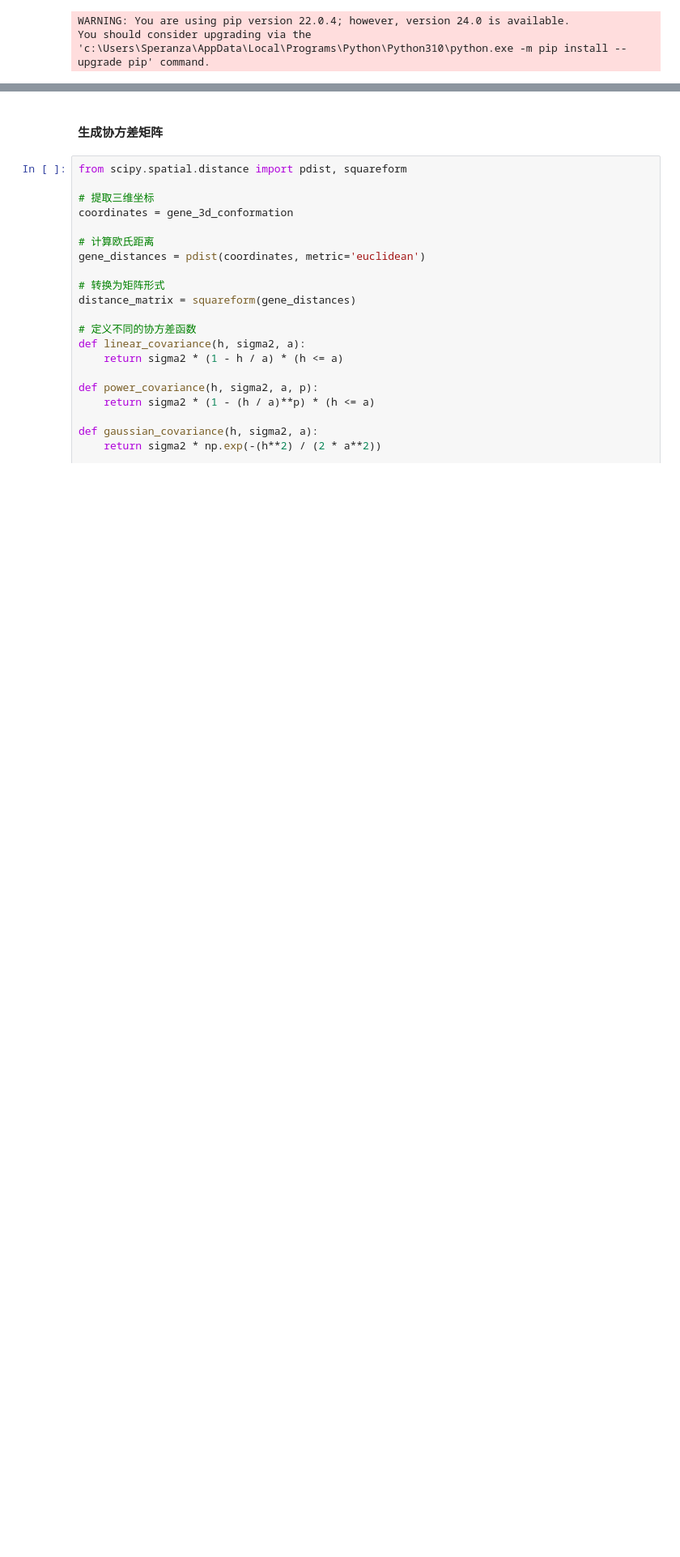
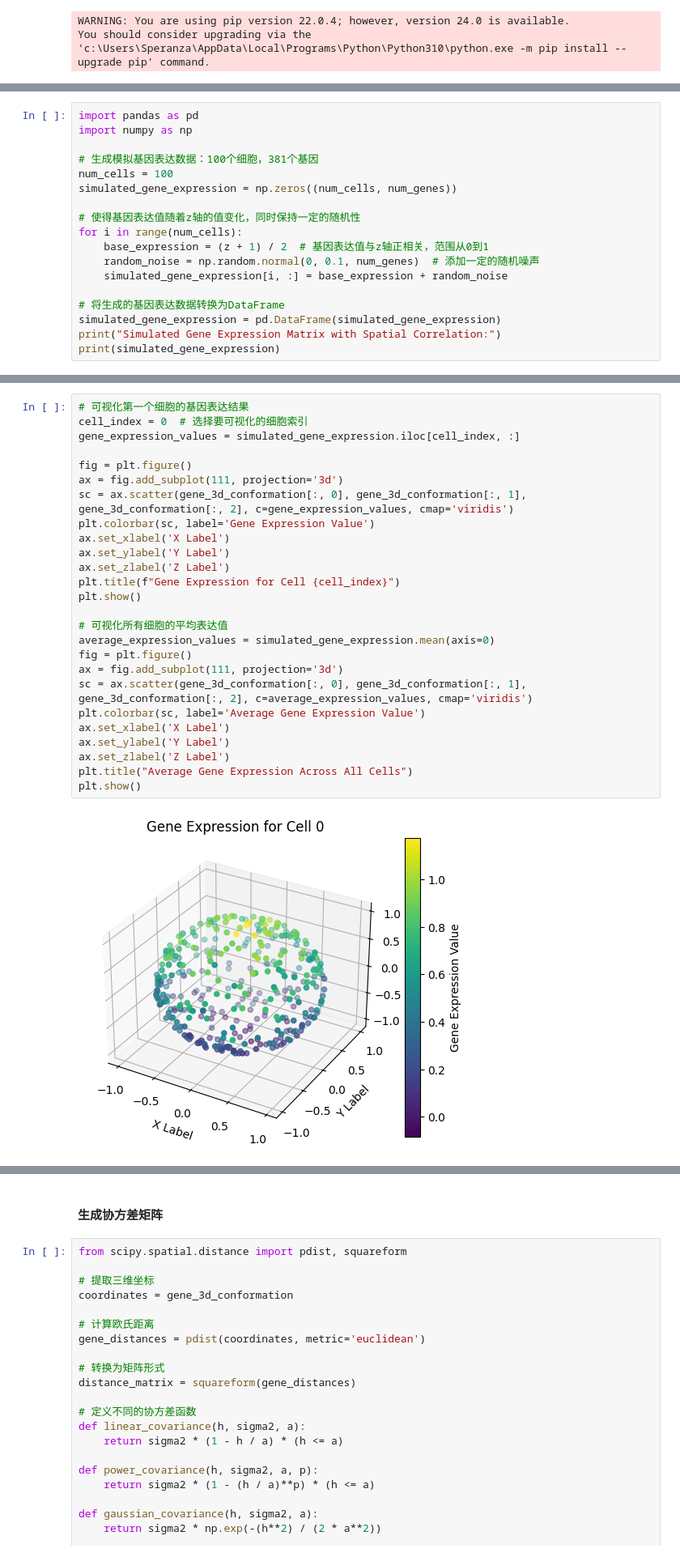
Before and after one commit to SperanzaTY/Kriging-imputing-for-missing-gene-expression, a Jupyter notebook: notebook.ipynb, the cells around one changed output, grey strips where cells are left out. Shown at 81% size. Cells and saved outputs as stored; diff of their text form; blank space fills up the shorter version.

```diff
--- a/notebook.ipynb
+++ b/notebook.ipynb
@@ -772,0 +762,18 @@ Falling back to a static output.
+# %%
+import pandas as pd
+import numpy as np
+
+# 生成模拟基因表达数据：100个细胞，381个基因
+num_cells = 100
+simulated_gene_expression = np.zeros((num_cells, num_genes))
+
+# 使得基因表达值随着z轴的值变化，同时保持一定的随机性
+for i in range(num_cells):
+    base_expression = (z + 1) / 2  # 基因表达值与z轴正相关，范围从0到1
+    random_noise = np.random.normal(0, 0.1, num_genes)  # 添加一定的随机噪声
+    simulated_gene_expression[i, :] = base_expression + random_noise
+
+# 将生成的基因表达数据转换为DataFrame
+simulated_gene_expression = pd.DataFrame(simulated_gene_expression)
+print("Simulated Gene Expression Matrix with Spatial Correlation:")
+print(simulated_gene_expression)
@@ -772,0 +814,28 @@ Falling back to a static output.
+# %%
+# 可视化第一个细胞的基因表达结果
+cell_index = 0  # 选择要可视化的细胞索引
+gene_expression_values = simulated_gene_expression.iloc[cell_index, :]
+
+fig = plt.figure()
+ax = fig.add_subplot(111, projection='3d')
+sc = ax.scatter(gene_3d_conformation[:, 0], gene_3d_conformation[:, 1], gene_3d_conformation[:, 2], c=gene_expression_values, cmap='viridis')
+plt.colorbar(sc, label='Gene Expression Value')
+ax.set_xlabel('X Label')
+ax.set_ylabel('Y Label')
+ax.set_zlabel('Z Label')
+plt.title(f"Gene Expression for Cell {cell_index}")
+plt.show()
+
+# 可视化所有细胞的平均表达值
+average_expression_values = simulated_gene_expression.mean(axis=0)
+fig = plt.figure()
+ax = fig.add_subplot(111, projection='3d')
+sc = ax.scatter(gene_3d_conformation[:, 0], gene_3d_conformation[:, 1], gene_3d_conformation[:, 2], c=average_expression_values, cmap='viridis')
+plt.colorbar(sc, label='Average Gene Expression Value')
+ax.set_xlabel('X Label')
+ax.set_ylabel('Y Label')
+ax.set_zlabel('Z Label')
+plt.title("Average Gene Expression Across All Cells")
+plt.show()
+# %% [output]
+[figure, added]
```
Also changed, not shown: parts of 39 cells of this notebook.
